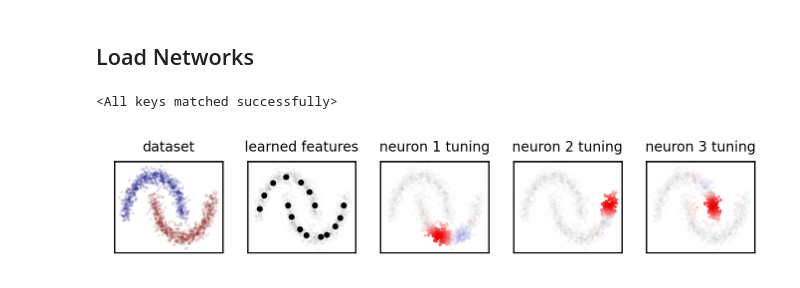
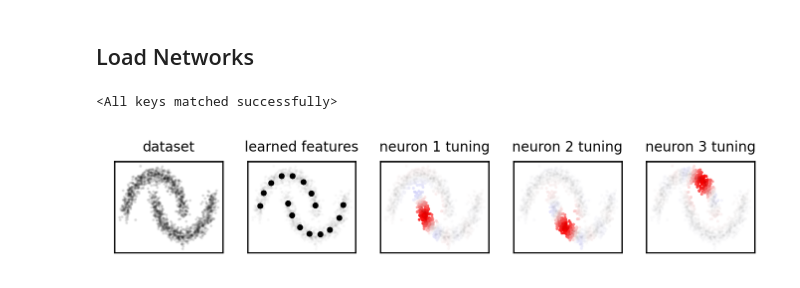
Before and after one commit to KyleLuther/kernel-similarity-matching, a Jupyter notebook: figures-halfmoons.ipynb, the cells around one changed output. Cells and saved outputs as stored; diff of their text form; code cells hidden in the pictures.

```diff
--- a/figures-halfmoons.ipynb
+++ b/figures-halfmoons.ipynb
@@ -24,7 +24,7 @@ The autoreload extension is already loaded. To reload it, use:
 # %% [markdown]
 ## Load Data
 # %%
-x,labels = half_moons()
+x,labels = half_moons(noise=0.1)
 plt.scatter(x[:,0],x[:,1],s=2,c=labels,cmap='jet')
 plt.xlabel('x1')
 plt.ylabel('x2')
@@ -35,8 +35,8 @@ plt.show()
 # %% [markdown]
 ## Load Networks
 # %%
-net = KernelPCA(m=2, n=16, kernel='rbf', sig=0.4, lam=1e-3)
-net.load_state_dict(torch.load('./trained-nets/halfmoons.pt'))
+net = KernelPCA(m=2, n=16, kernel='rbf', sig=0.3, lam=1e-3)
+net.load_state_dict(torch.load('./trained-nets/halfmoons-0p3.pt'))
 # %% [output]
 <All keys matched successfully>
 # %%
@@ -45,7 +45,8 @@ y = net(x)
 fontsize=8
 plt.figure(figsize=(5.5,1.25),dpi=250)
 plt.subplot(151)
-plt.scatter(x[:,0],x[:,1],s=0.5,c=labels,cmap='jet',alpha=0.1)
+# plt.scatter(x[:,0],x[:,1],s=0.5,c=labels,cmap='jet',alpha=0.1)
+plt.scatter(x[:,0],x[:,1],s=0.5,color='black',alpha=0.1)
 
 plt.xticks([])
 plt.yticks([])
@@ -67,31 +68,31 @@ plt.scatter(x[:,0],x[:,1],s=0.5,color='black',alpha=0.01)
 plt.xticks([])
 plt.yticks([])
 plt.title('neuron 1 tuning', fontsize=fontsize)
 
 plt.subplot(154)
 ix = 1
 plt.scatter(x[:,0],x[:,1],s=0.5,c=y[:,ix]/y[:,ix].max(),cmap='bwr',vmin=-1,vmax=1)
 plt.scatter(x[:,0],x[:,1],s=0.5,color='black',alpha=0.01)
 
 plt.xticks([])
 
 plt.xticks([])
 plt.yticks([])
 plt.title('neuron 2 tuning', fontsize=fontsize)
 
 plt.subplot(155)
 ix = 2
 plt.scatter(x[:,0],x[:,1],s=0.5,c=y[:,ix]/y[:,ix].max(),cmap='bwr',vmin=-1,vmax=1)
 plt.scatter(x[:,0],x[:,1],s=0.5,color='black',alpha=0.01)
 
 plt.xticks([])
 
 plt.xticks([])
 plt.yticks([])
 plt.title('neuron 3 tuning', fontsize=fontsize)
 
 plt.tight_layout()
 plt.savefig('figures/halfmoons/half-moons-overview.pdf')
 plt.show()
 # %% [output]
-[figure, old version]
+[figure, new version]
```
Also changed, not shown: parts of 17 cells of this notebook, 23 other files.
